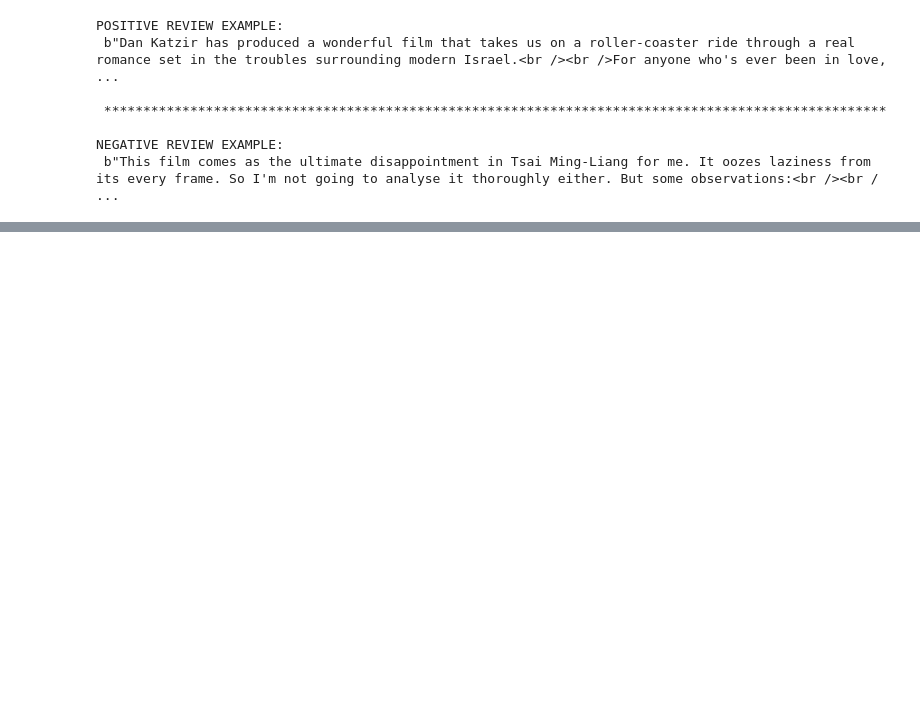
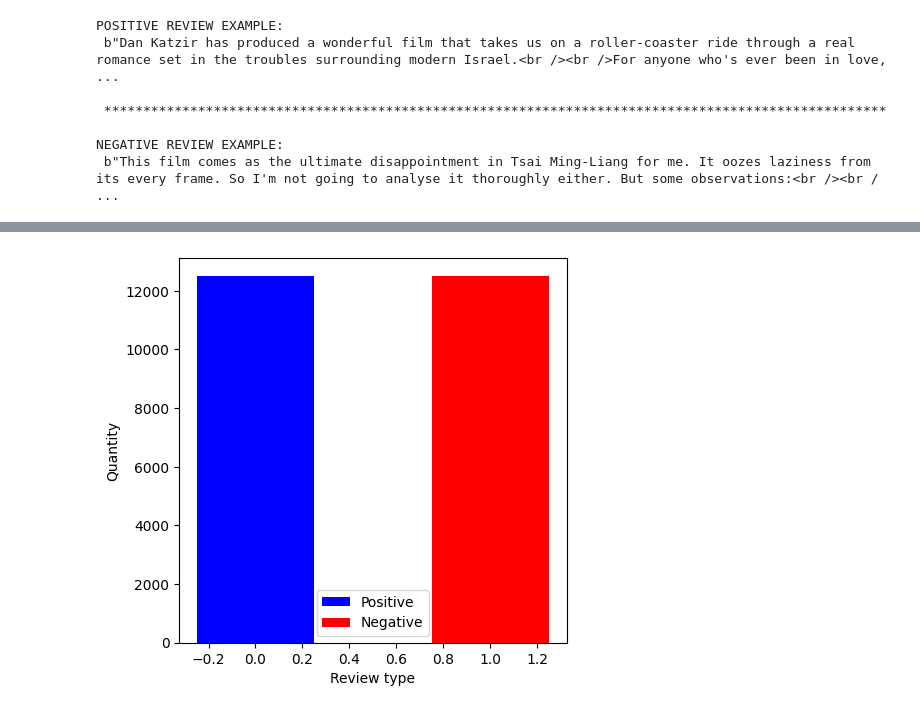
Before and after one commit to KonradKaczmarek79/sentiment_analysis_on_movie_reviews, a Jupyter notebook: Sentiment_analysis_on_movie_reviews_main.ipynb, the cells around one changed output, grey strips where cells are left out. Drawn from its saved outputs; the diff is of its cells as text; code cells hidden in the pictures; blank space fills up the shorter version.

```diff
--- a/Sentiment_analysis_on_movie_reviews_main.ipynb
+++ b/Sentiment_analysis_on_movie_reviews_main.ipynb
@@ -84,0 +92,4 @@ Numeric values of labels: (array([0, 1]), array([12500, 12500], dtype=int64))
+# %%
+sdv.count_per_label(np.bincount(y_test), ('Positive', 'Negative', 'Neutral'))
+# %% [output]
+[figure, added]
```
Also changed, not shown: parts of 5 cells of this notebook, 5 other files.
